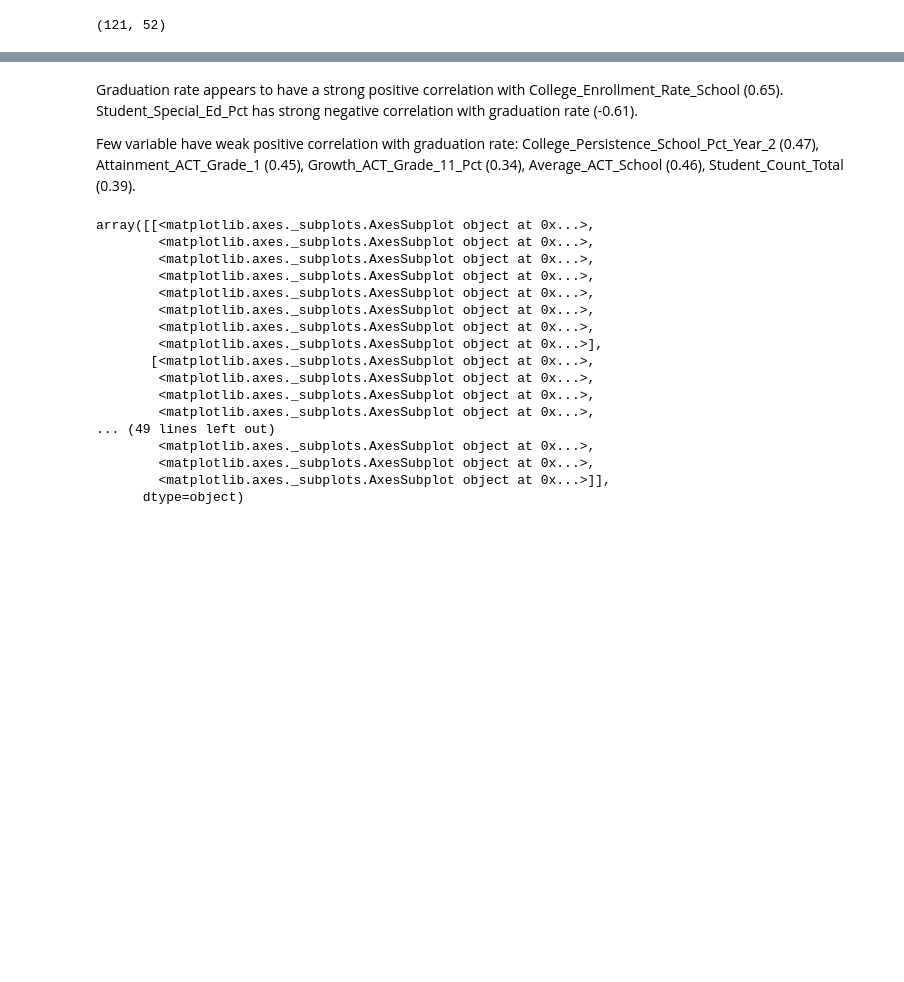
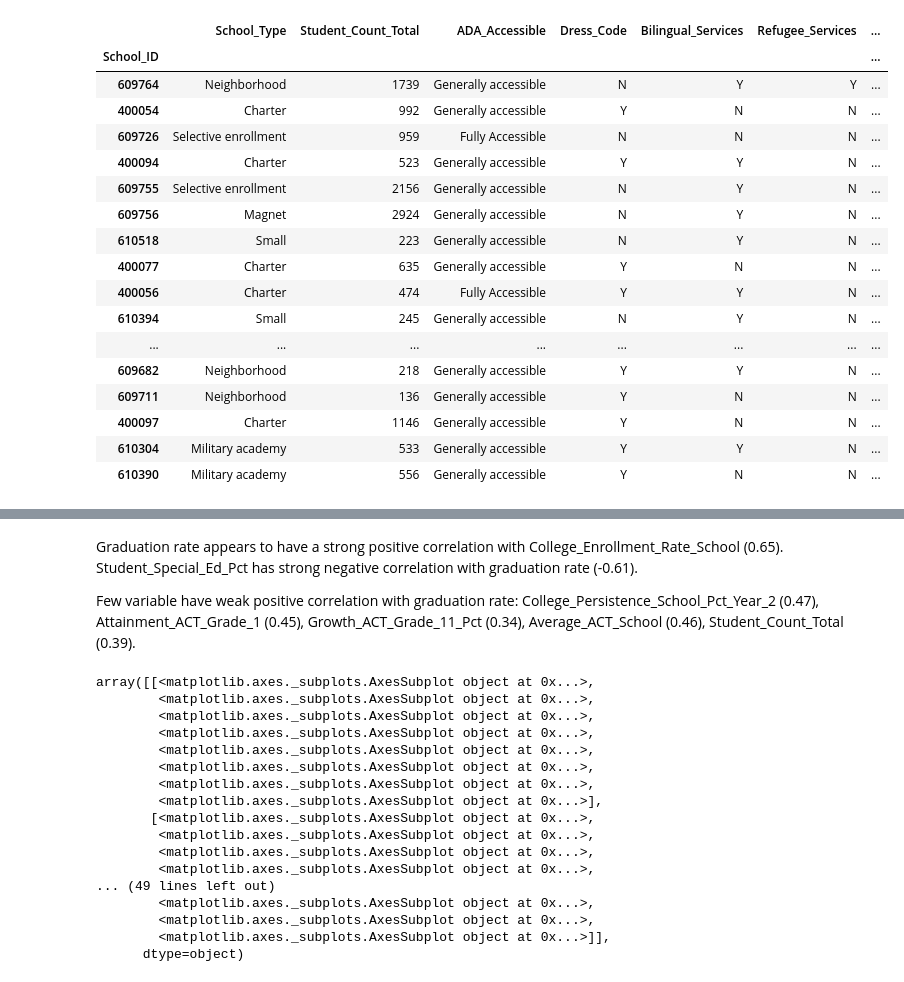
Before and after one commit to jmatune/csc478-project, a Jupyter notebook: Data Exploration - OR.ipynb, the cells around one changed output, grey strips where cells are left out. Drawn from its saved outputs; the diff is of its cells as text; code cells hidden in the pictures; blank space fills up the shorter version.

```diff
--- a/Data Exploration - OR.ipynb
+++ b/Data Exploration - OR.ipynb
@@ -1,10 +1,27 @@
 # %%
 import pandas as pd
 import numpy as np
 data=pd.read_csv('processed_nodummies.csv', index_col=0)
-data.shape
+data
 # %% [output]
-(121, 52)
+|  | School_Type | Student_Count_Total | ADA_Accessible | Dress_Code | Bilingual_Services | Refugee_Services | ... |
+| School_ID |  |  |  |  |  |  | ... |
+| 609764 | Neighborhood | 1739 | Generally accessible | N | Y | Y | ... |
+| 400054 | Charter | 992 | Generally accessible | Y | N | N | ... |
+| 609726 | Selective enrollment | 959 | Fully Accessible | N | N | N | ... |
+| 400094 | Charter | 523 | Generally accessible | Y | Y | N | ... |
+| 609755 | Selective enrollment | 2156 | Generally accessible | N | Y | N | ... |
+| 609756 | Magnet | 2924 | Generally accessible | N | Y | N | ... |
+| 610518 | Small | 223 | Generally accessible | N | Y | N | ... |
+| 400077 | Charter | 635 | Generally accessible | Y | N | N | ... |
+| 400056 | Charter | 474 | Fully Accessible | Y | Y | N | ... |
+| 610394 | Small | 245 | Generally accessible | N | Y | N | ... |
+| ... | ... | ... | ... | ... | ... | ... | ... |
+| 609682 | Neighborhood | 218 | Generally accessible | Y | Y | N | ... |
+| 609711 | Neighborhood | 136 | Generally accessible | Y | N | N | ... |
+| 400097 | Charter | 1146 | Generally accessible | Y | N | N | ... |
+| 610304 | Military academy | 533 | Generally accessible | Y | Y | N | ... |
+| 610390 | Military academy | 556 | Generally accessible | Y | N | N | ... |
 # %%
 pd.set_option('display.max_columns', 100)
 data.corr()
```
Also changed, not shown: parts of 4 cells of this notebook, 1 other file.
